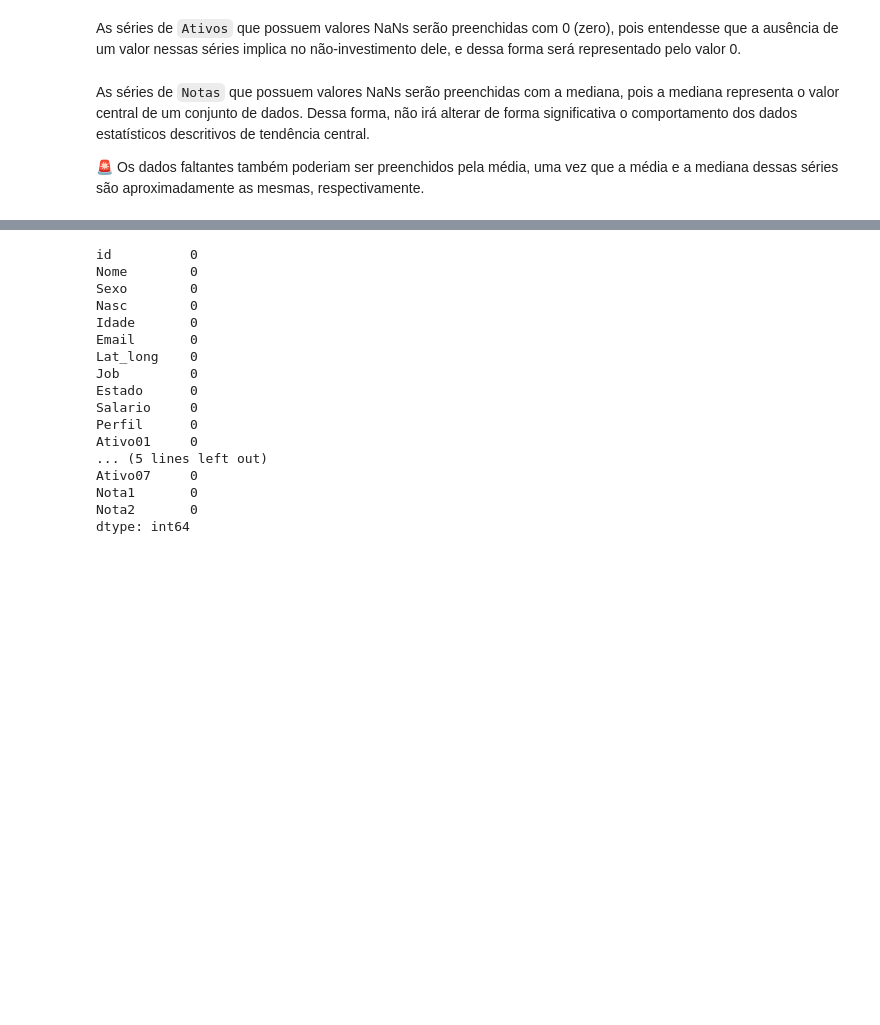
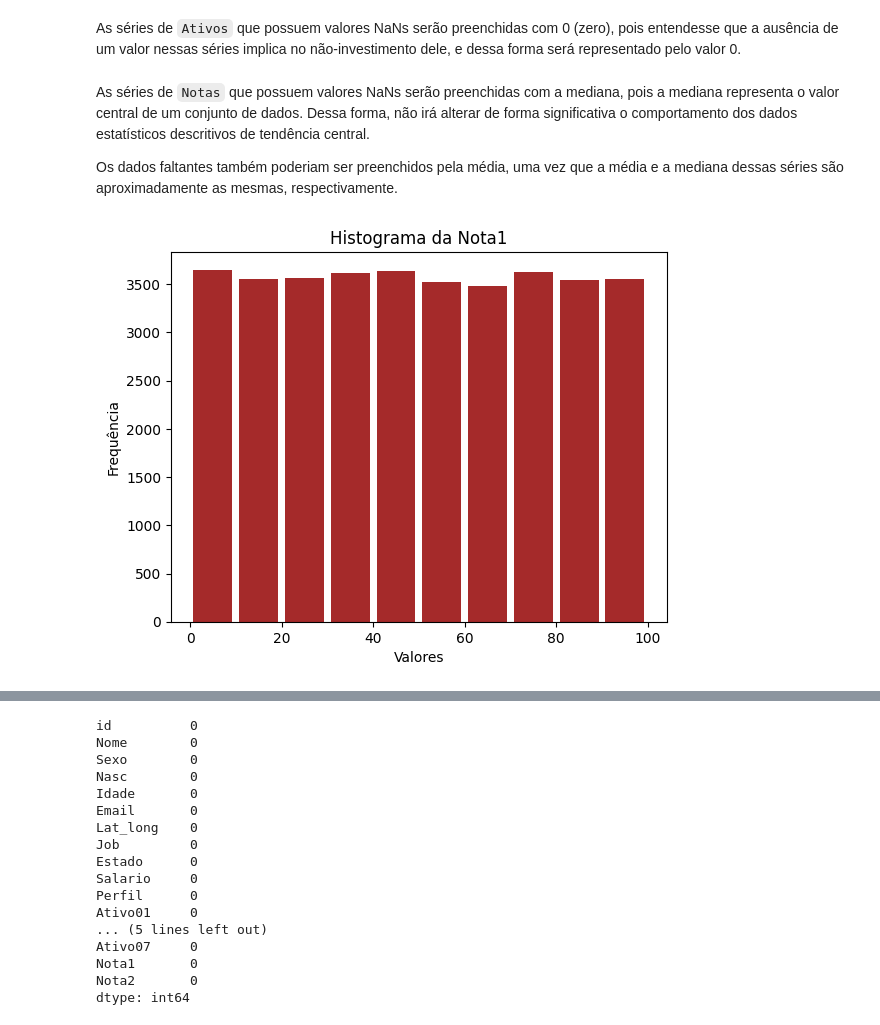
Before and after one commit to guioliveiras/investor-analysis, a Jupyter notebook: Proj 1 - pandas - notebook.ipynb, the cells around one changed output, grey strips where cells are left out. Cells and saved outputs as stored; diff of their text form; code cells hidden in the pictures; blank space fills up the shorter version.

````diff
--- a/Proj 1 - pandas - notebook.ipynb
+++ b/Proj 1 - pandas - notebook.ipynb
@@ -467,4 +466,12 @@ df[ativos] = df[ativos].fillna(0)
 # %% [markdown]
 As séries de ```Notas``` que possuem valores NaNs serão preenchidas com a mediana, pois a mediana representa o valor central de um conjunto de dados. Dessa forma, não irá alterar de forma significativa o comportamento dos dados estatísticos descritivos de tendência central.
 
-🚨 Os dados faltantes também poderiam ser preenchidos pela média, uma vez que a média e a mediana dessas séries são aproximadamente as mesmas, respectivamente.
+Os dados faltantes também poderiam ser preenchidos pela média, uma vez que a média e a mediana dessas séries são aproximadamente as mesmas, respectivamente.
+# %%
+plt.title('Histograma da Nota1')
+plt.xlabel('Valores')
+plt.ylabel('Frequência')
+plt.hist(df.Nota1, rwidth=0.85, color = 'brown')
+plt.show()
+# %% [output]
+[figure, added]
````
Also changed, not shown: parts of 25 cells of this notebook.
